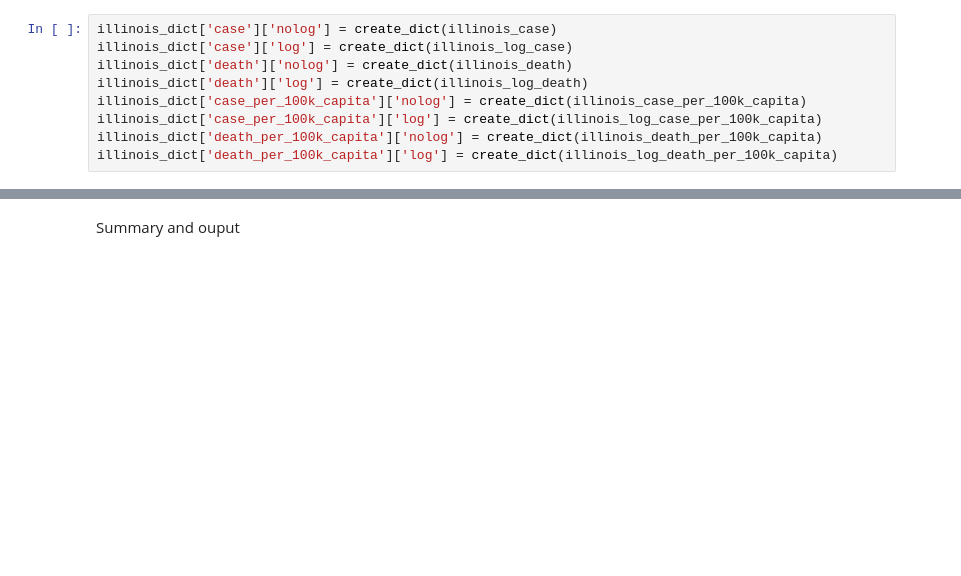
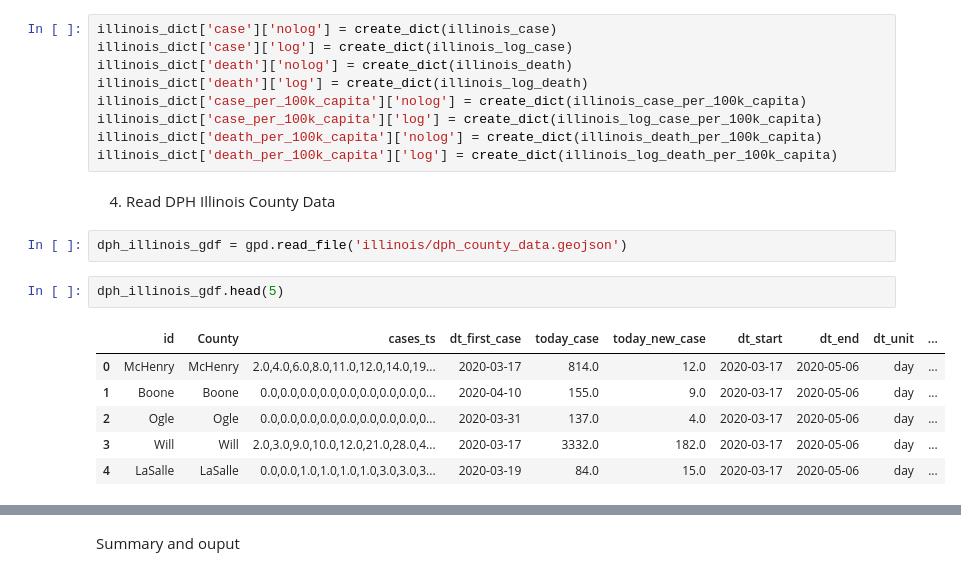
Before and after one commit to cybergis/wherecovid19_webapp, a Jupyter notebook: preprocessing/DefineInterval.ipynb, the cells around one changed output, grey strips where cells are left out. Cells and saved outputs as stored; diff of their text form; blank space fills up the shorter version.

```diff
--- a/preprocessing/DefineInterval.ipynb
+++ b/preprocessing/DefineInterval.ipynb
@@ -217,3 +218,16 @@ illinois_dict['case_per_100k_capita']['nolog'] = create_dict(illinois_case_per_1
 illinois_dict['case_per_100k_capita']['log'] = create_dict(illinois_log_case_per_100k_capita)
 illinois_dict['death_per_100k_capita']['nolog'] = create_dict(illinois_death_per_100k_capita)
 illinois_dict['death_per_100k_capita']['log'] = create_dict(illinois_log_death_per_100k_capita)
+# %% [markdown]
+4. Read DPH Illinois County Data
+# %%
+dph_illinois_gdf = gpd.read_file('illinois/dph_county_data.geojson')
+# %%
+dph_illinois_gdf.head(5)
+# %% [output]
+|  | id | County | cases_ts | dt_first_case | today_case | today_new_case | dt_start | dt_end | dt_unit | ... |
+| 0 | McHenry | McHenry | 2.0,4.0,6.0,8.0,11.0,12.0,14.0,19... | 2020-03-17 | 814.0 | 12.0 | 2020-03-17 | 2020-05-06 | day | ... |
+| 1 | Boone | Boone | 0.0,0.0,0.0,0.0,0.0,0.0,0.0,0.0,0... | 2020-04-10 | 155.0 | 9.0 | 2020-03-17 | 2020-05-06 | day | ... |
+| 2 | Ogle | Ogle | 0.0,0.0,0.0,0.0,0.0,0.0,0.0,0.0,0... | 2020-03-31 | 137.0 | 4.0 | 2020-03-17 | 2020-05-06 | day | ... |
+| 3 | Will | Will | 2.0,3.0,9.0,10.0,12.0,21.0,28.0,4... | 2020-03-17 | 3332.0 | 182.0 | 2020-03-17 | 2020-05-06 | day | ... |
+| 4 | LaSalle | LaSalle | 0.0,0.0,1.0,1.0,1.0,1.0,3.0,3.0,3... | 2020-03-19 | 84.0 | 15.0 | 2020-03-17 | 2020-05-06 | day | ... |
```
Also changed, not shown: parts of 10 cells of this notebook, 6 other files.
